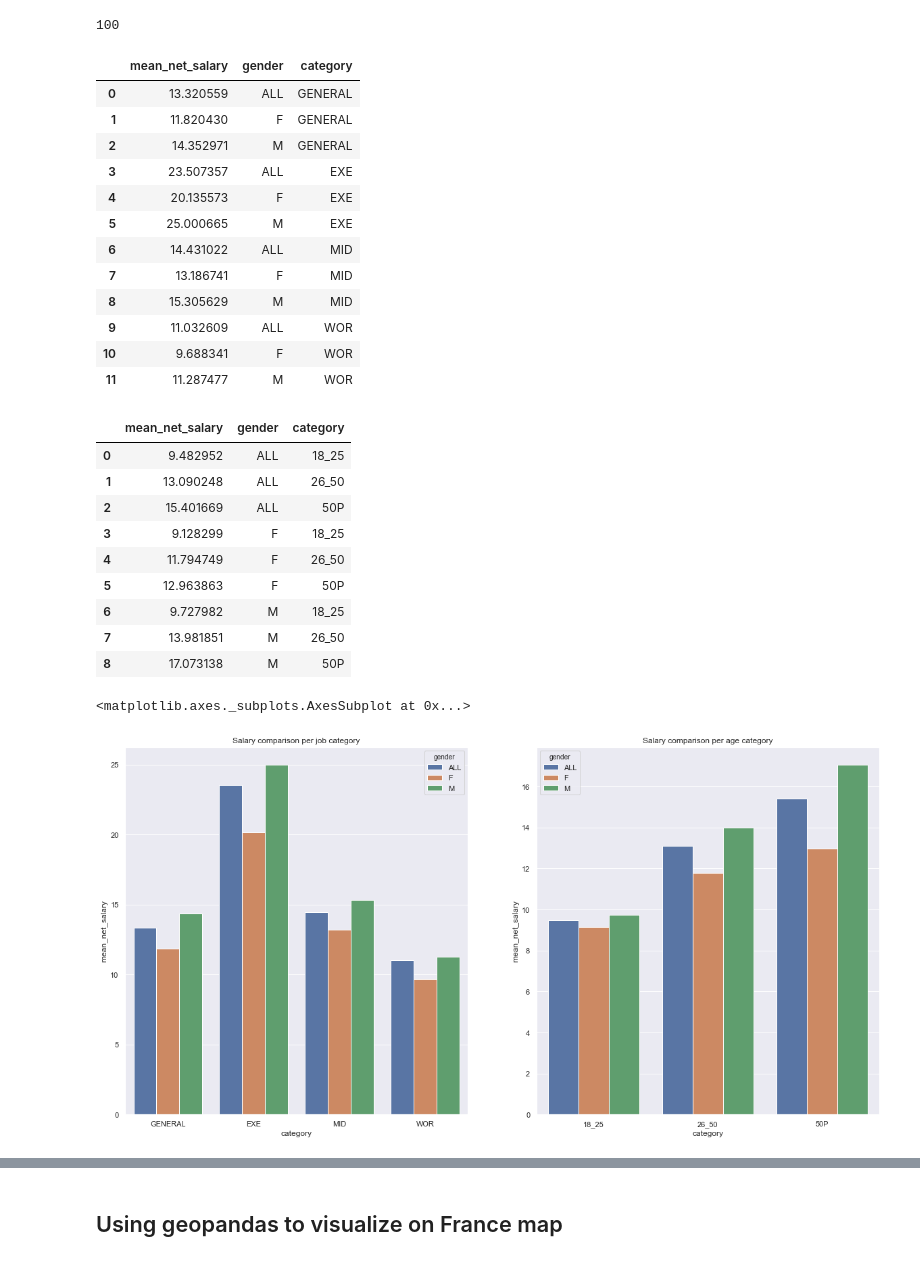
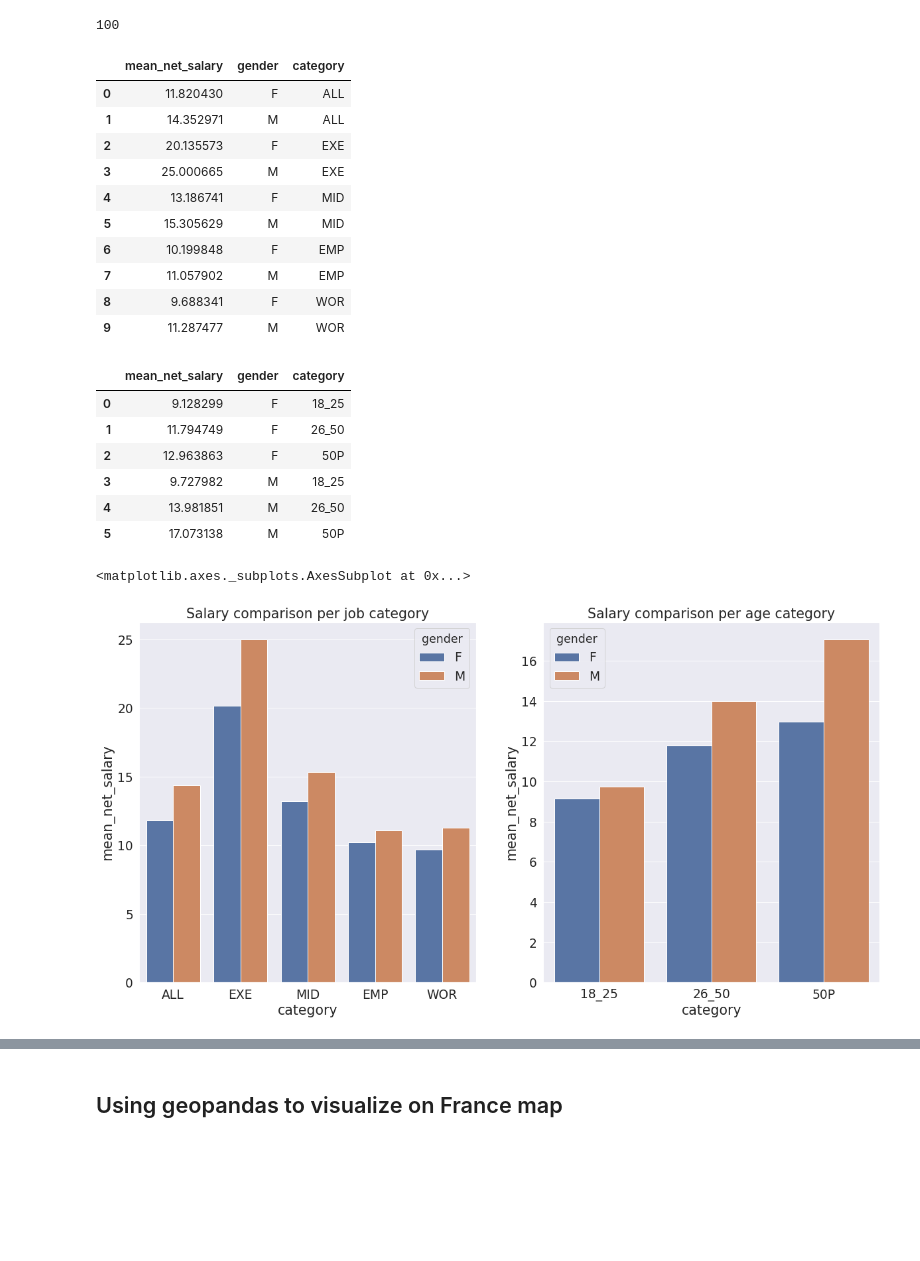
Before and after one commit to doursand/insee, a Jupyter notebook: INSEE.ipynb, the cells around one changed output, grey strips where cells are left out. Drawn from its saved outputs; the diff is of its cells as text; code cells hidden in the pictures; blank space fills up the shorter version.

```diff
--- a/INSEE.ipynb
+++ b/INSEE.ipynb
@@ -200,0 +215,3 @@ df_dep
+# %%
+#to ease the visualization, let's add a new column in df_dep containing the text corresponding to each departement ID
+df_dep['DepartementTxt']=df_dep['Departement'].map(departementTxt)
@@ -204,6 +230,7 @@ df_dep['Dep_Delta_Mean_Net_Salary'] = df_dep['Mean_Net_Salary'] - df_dep['Mean_N
 fig=plt.figure(figsize=(20,10))
 
 ax1 = fig.add_subplot(1,1,1)
-snsbp = sns.barplot(data=df_dep,x='Departement',y='Dep_Delta_Mean_Net_Salary',ax=ax1,);
+sns.set(font_scale=1)
+snsbp = sns.barplot(data=df_dep,x='DepartementTxt',y='Dep_Delta_Mean_Net_Salary',ax=ax1,color='b');
 snsbp.set_xticklabels(snsbp.get_xticklabels(), rotation=90);
 # %% [output]
@@ -214,61 +241,61 @@ len(df_dep)
 100
 # %%
 #Salary comparison per job category
-mean_net_salary = df_dep[['Mean_Net_Salary','Mean_Net_Salary_F','Mean_Net_Salary_M',
-                          'Mean_Net_Salary_Exe','Mean_Net_Salary_F_Exe','Mean_Net_Salary_M_Exe',
-                          'Mean_Net_Salary_Mid','Mean_Net_Salary_F_Mid','Mean_Net_Salary_M_Mid',
-                          'Mean_Net_Salary_Wor','Mean_Net_Salary_F_Wor','Mean_Net_Salary_M_Wor']].mean()
+mean_net_salary = df_dep[[
+                          'Mean_Net_Salary_F','Mean_Net_Salary_M',
+                          'Mean_Net_Salary_F_Exe','Mean_Net_Salary_M_Exe',
+                          'Mean_Net_Salary_F_Mid','Mean_Net_Salary_M_Mid',
+                          'Mean_Net_Salary_F_Emp','Mean_Net_Salary_M_Emp',
+                          'Mean_Net_Salary_F_Wor','Mean_Net_Salary_M_Wor'
+                        ]].mean()
 
-np_gender = np.array(['ALL','F','M','ALL','F','M','ALL','F','M','ALL','F','M'])
-np_category = np.array(['GENERAL','GENERAL','GENERAL','EXE','EXE','EXE','MID','MID','MID','WOR','WOR','WOR'])
+np_gender = np.array(['F','M','F','M','F','M','F','M','F','M'])
+np_category = np.array(['ALL','ALL','EXE','EXE','MID','MID','EMP','EMP','WOR','WOR'])
 
 df_mns = pd.DataFrame({'mean_net_salary' : mean_net_salary.values, 'gender' : np_gender,'category' : np_category})
 df_mns
 # %% [output]
 |  | mean_net_salary | gender | category |
-| 0 | 13.320559 | ALL | GENERAL |
-| 1 | 11.820430 | F | GENERAL |
-| 2 | 14.352971 | M | GENERAL |
-| 3 | 23.507357 | ALL | EXE |
-| 4 | 20.135573 | F | EXE |
-| 5 | 25.000665 | M | EXE |
-| 6 | 14.431022 | ALL | MID |
-| 7 | 13.186741 | F | MID |
-| 8 | 15.305629 | M | MID |
-| 9 | 11.032609 | ALL | WOR |
-| 10 | 9.688341 | F | WOR |
-| 11 | 11.287477 | M | WOR |
+| 0 | 11.820430 | F | ALL |
+| 1 | 14.352971 | M | ALL |
+| 2 | 20.135573 | F | EXE |
+| 3 | 25.000665 | M | EXE |
+| 4 | 13.186741 | F | MID |
+| 5 | 15.305629 | M | MID |
+| 6 | 10.199848 | F | EMP |
+| 7 | 11.057902 | M | EMP |
+| 8 | 9.688341 | F | WOR |
+| 9 | 11.287477 | M | WOR |
 # %%
-mean_net_salary_age = df_dep[['Mean_Net_Salary_18_25', 'Mean_Net_Salary_26_50', 'Mean_Net_Salary_50P',
-       'Mean_Net_Salary_F_18_25', 'Mean_Net_Salary_F_26_50',
-       'Mean_Net_Salary_F_50P', 'Mean_Net_Salary_M_18_25',
-       'Mean_Net_Salary_M_26_50', 'Mean_Net_Salary_M_50P']].mean()
+mean_net_salary_age = df_dep[[
+                               'Mean_Net_Salary_F_18_25', 'Mean_Net_Salary_F_26_50',
+                               'Mean_Net_Salary_F_50P', 'Mean_Net_Salary_M_18_25',
+                               'Mean_Net_Salary_M_26_50', 'Mean_Net_Salary_M_50P'
+                            ]].mean()
 
-np_gender = np.array(['ALL','ALL','ALL','F','F','F','M','M','M'])
-np_category = np.array(['18_25','26_50','50P','18_25','26_50','50P','18_25','26_50','50P'])
+np_gender = np.array(['F','F','F','M','M','M'])
+np_category = np.array(['18_25','26_50','50P','18_25','26_50','50P'])
 
 df_mns_age = pd.DataFrame({'mean_net_salary' : mean_net_salary_age.values, 'gender' : np_gender,'category' : np_category})
 df_mns_age
 # %% [output]
 |  | mean_net_salary | gender | category |
-| 0 | 9.482952 | ALL | 18_25 |
-| 1 | 13.090248 | ALL | 26_50 |
-| 2 | 15.401669 | ALL | 50P |
-| 3 | 9.128299 | F | 18_25 |
-| 4 | 11.794749 | F | 26_50 |
-| 5 | 12.963863 | F | 50P |
-| 6 | 9.727982 | M | 18_25 |
-| 7 | 13.981851 | M | 26_50 |
-| 8 | 17.073138 | M | 50P |
+| 0 | 9.128299 | F | 18_25 |
+| 1 | 11.794749 | F | 26_50 |
+| 2 | 12.963863 | F | 50P |
+| 3 | 9.727982 | M | 18_25 |
+| 4 | 13.981851 | M | 26_50 |
+| 5 | 17.073138 | M | 50P |
 # %%
 fig=plt.figure(figsize=(20,10))
+sns.set(font_scale=1.7)
 ax1 = fig.add_subplot(1,2,1)
 ax1.set_title('Salary comparison per job category')
 sns.barplot(x="category", y="mean_net_salary",hue="gender", data=df_mns,ax=ax1)
 
 ax2 = fig.add_subplot(1,2,2)
 ax2.set_title('Salary comparison per age category')
 sns.barplot(x="category", y="mean_net_salary",hue="gender", data=df_mns_age,ax=ax2)
 # %% [output]
 <matplotlib.axes._subplots.AxesSubplot at 0x...>
-[figure, old version]
+[figure, new version]
```
Also changed, not shown: parts of 48 cells of this notebook.
